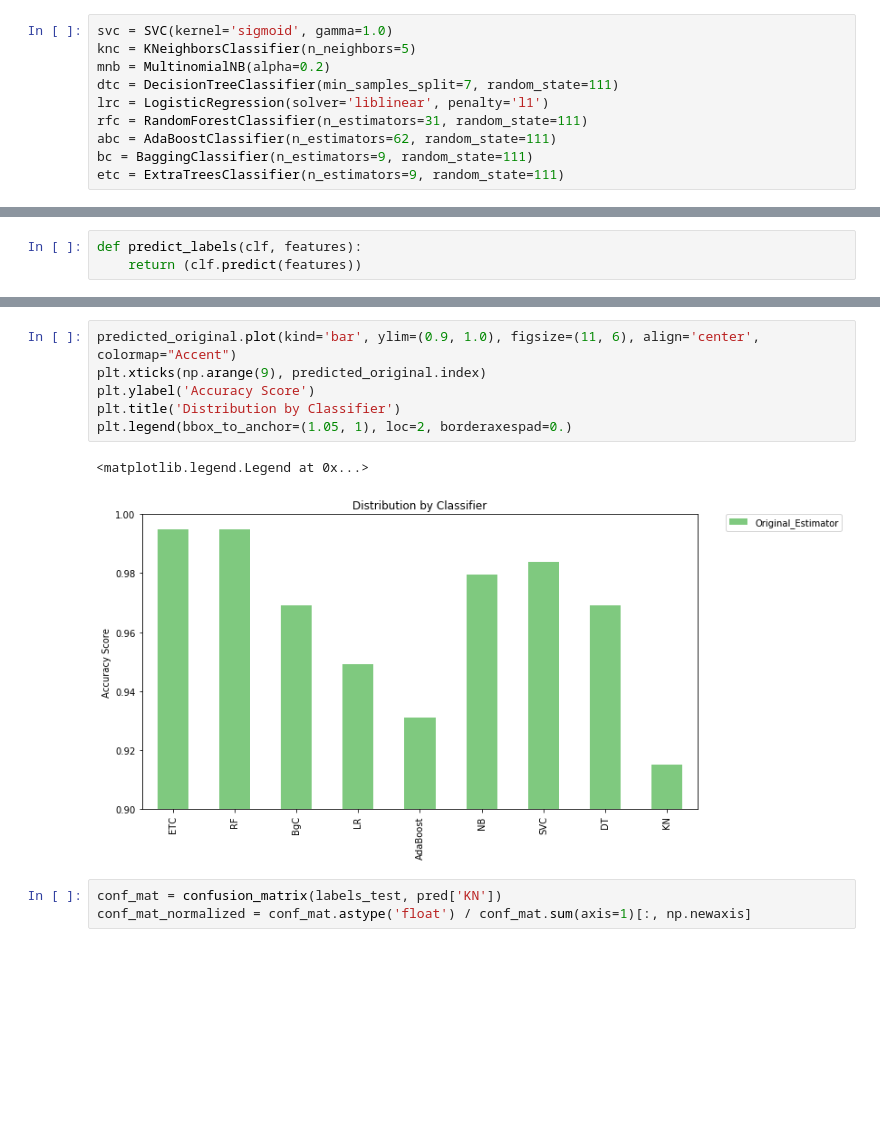
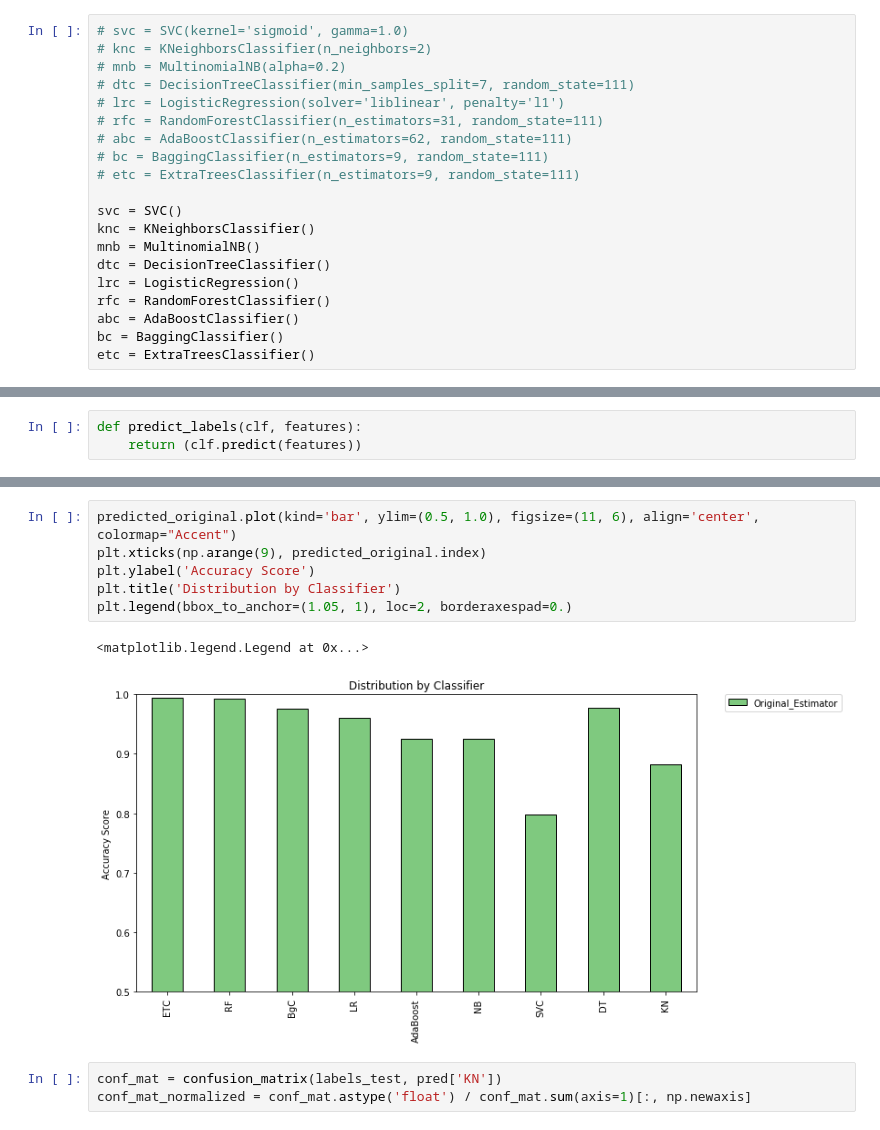
Before and after one commit to MohammedSiddiqui/intro-to-ds-project, a Jupyter notebook: project.ipynb, the cells around one changed output, grey strips where cells are left out. Saved outputs shown, nothing was run; the diff lists cells and outputs as text; blank space fills up the shorter version.

Commit message:
random push lel

```diff
--- a/project.ipynb
+++ b/project.ipynb
@@ -227,13 +282,23 @@ features_train, features_test, labels_train, labels_test = train_test_split(feat
 # %%
-svc = SVC(kernel='sigmoid', gamma=1.0)
-knc = KNeighborsClassifier(n_neighbors=5)
-mnb = MultinomialNB(alpha=0.2)
-dtc = DecisionTreeClassifier(min_samples_split=7, random_state=111)
-lrc = LogisticRegression(solver='liblinear', penalty='l1')
-rfc = RandomForestClassifier(n_estimators=31, random_state=111)
-abc = AdaBoostClassifier(n_estimators=62, random_state=111)
-bc = BaggingClassifier(n_estimators=9, random_state=111)
-etc = ExtraTreesClassifier(n_estimators=9, random_state=111)
+# svc = SVC(kernel='sigmoid', gamma=1.0)
+# knc = KNeighborsClassifier(n_neighbors=2)
+# mnb = MultinomialNB(alpha=0.2)
+# dtc = DecisionTreeClassifier(min_samples_split=7, random_state=111)
+# lrc = LogisticRegression(solver='liblinear', penalty='l1')
+# rfc = RandomForestClassifier(n_estimators=31, random_state=111)
+# abc = AdaBoostClassifier(n_estimators=62, random_state=111)
+# bc = BaggingClassifier(n_estimators=9, random_state=111)
+# etc = ExtraTreesClassifier(n_estimators=9, random_state=111)
+
+svc = SVC()
+knc = KNeighborsClassifier()
+mnb = MultinomialNB()
+dtc = DecisionTreeClassifier()
+lrc = LogisticRegression()
+rfc = RandomForestClassifier()
+abc = AdaBoostClassifier()
+bc = BaggingClassifier()
+etc = ExtraTreesClassifier()
 # %%
 clfs = {
     'SVC' : svc,
@@ -277,12 +353,12 @@ predicted_original
 # %%
-predicted_original.plot(kind='bar', ylim=(0.9, 1.0), figsize=(11, 6), align='center', colormap="Accent")
+predicted_original.plot(kind='bar', ylim=(0.5, 1.0), figsize=(11, 6), align='center', colormap="Accent")
 plt.xticks(np.arange(9), predicted_original.index)
 plt.ylabel('Accuracy Score')
 plt.title('Distribution by Classifier')
 plt.legend(bbox_to_anchor=(1.05, 1), loc=2, borderaxespad=0.)
 # %% [output]
 <matplotlib.legend.Legend at 0x...>
-[figure, old version]
+[figure, new version]
 # %%
 conf_mat = confusion_matrix(labels_test, pred['KN'])
 conf_mat_normalized = conf_mat.astype('float') / conf_mat.sum(axis=1)[:, np.newaxis]
```
Also changed, not shown: parts of 16 cells of this notebook.
